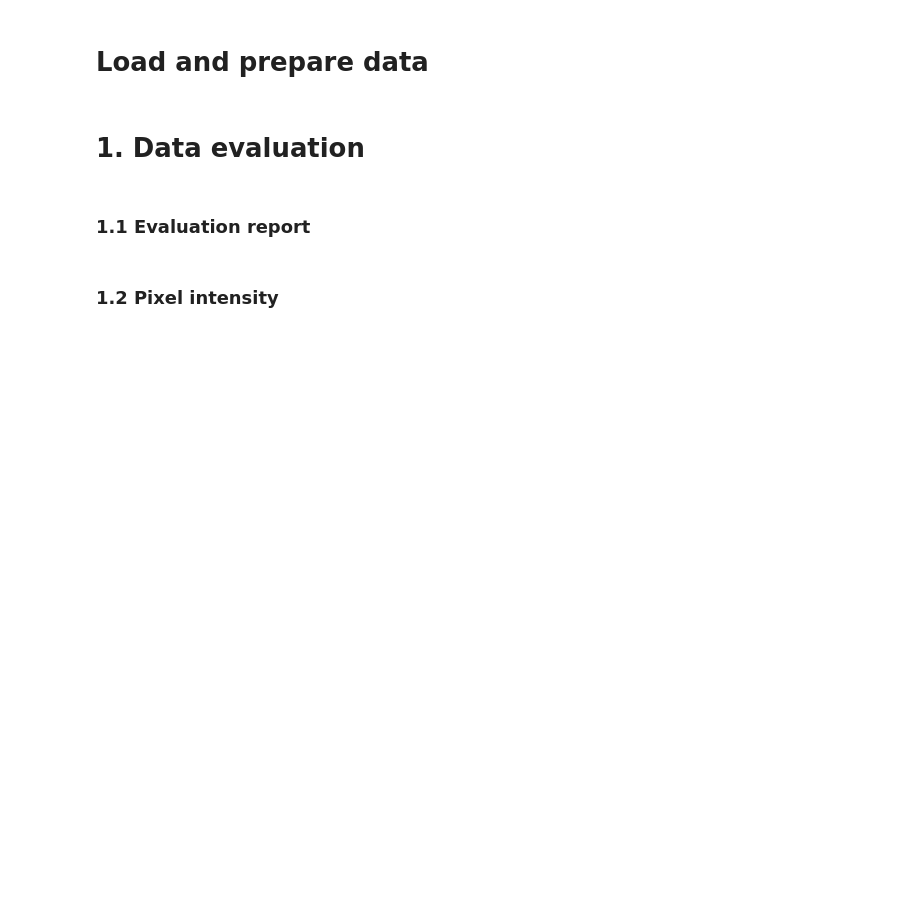
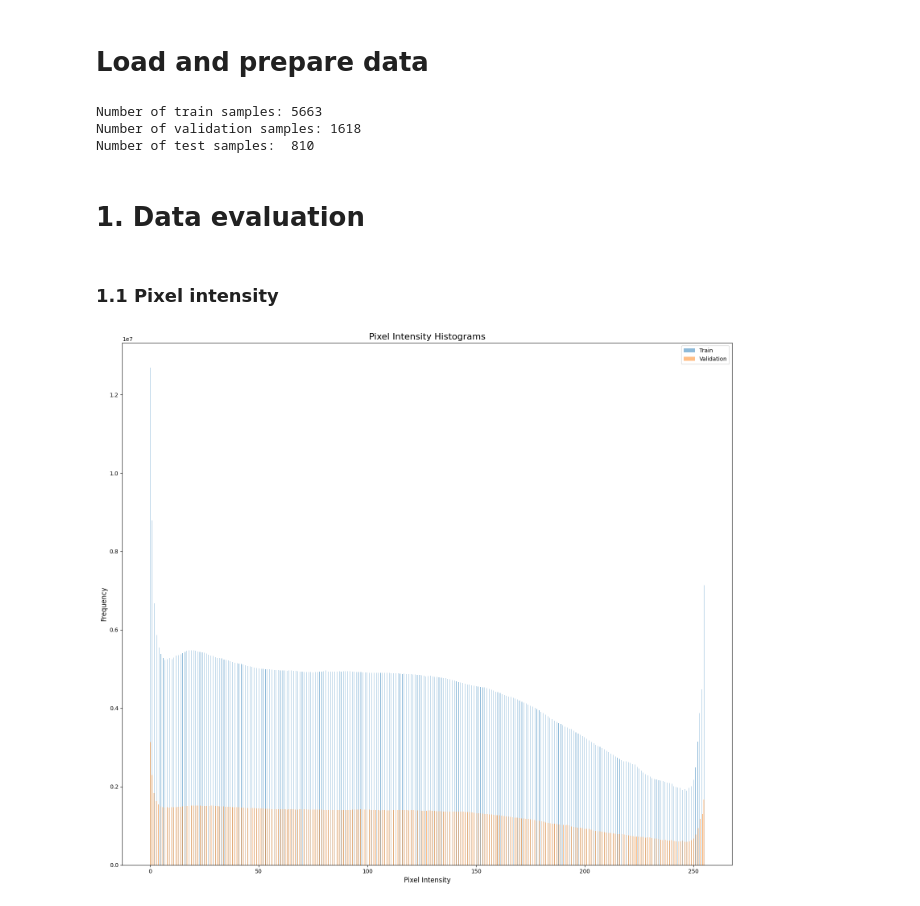
Before and after one commit to CTCycle/FEXT-Autoencoder, a Jupyter notebook: FEXT/data/data_validation.ipynb, the cells around one changed output. Cells and saved outputs as stored; diff of their text form; code cells hidden in the pictures; blank space fills up the shorter version.

```diff
--- a/FEXT/data/data_validation.ipynb
+++ b/FEXT/data/data_validation.ipynb
@@ -33,4 +13,16 @@ train_data = df_images.drop(test_data.index)
+# %%
+images_paths = get_images_path(IMG_DATA_PATH, sample_size=None)
+splitter = DataSplit(images_paths)
+train_data, validation_data, test_data = splitter.split_data()
+
+print(f'Number of train samples: {len(train_data)}')
+print(f'Number of validation samples: {len(validation_data)}')
+print(f'Number of test samples:  {len(test_data)}')
+# %% [output]
+Number of train samples: 5663
+Number of validation samples: 1618
+Number of test samples:  810
 # %% [markdown]
 # 1. Data evaluation
 # %% [markdown]
-### 1.1 Evaluation report
+### 1.1 Pixel intensity
@@ -40,12 +29,13 @@ print(f'Number of test samples:  {test_data.shape[0]}')
-# %% [markdown]
-### 1.2 Pixel intensity
 # %%
-# load train and test images as numpy arrays
-train_images = load_images(train_data['images path'], IMG_SHAPE[:-1],
-                           as_tensor=False,  normalize=False)
-test_images = load_images(test_data['images path'], IMG_SHAPE[:-1],
-                          as_tensor=False, normalize=False)
+# load train and validation images as numpy arrays
+serializer = DataSerializer()
+validator = DataValidation()
+train_images = serializer.load_images(train_data, as_tensor=False,  normalize=False)
+validation_images = serializer.load_images(validation_data, as_tensor=False, normalize=False)
 
 # validate pixel intensity histograms for both datasets
-validator.pixel_intensity_histograms(train_images, test_images, VAL_PATH,
-                                     names=['Train', 'Test'])
+images_dictionary = {'Train' : train_images,
+                     'Validation' : validation_images}
+validator.pixel_intensity_histograms(images_dictionary, VAL_PATH)
+# %% [output]
+[figure, added]
```
Also changed, not shown: parts of 3 cells of this notebook, 17 other files.
